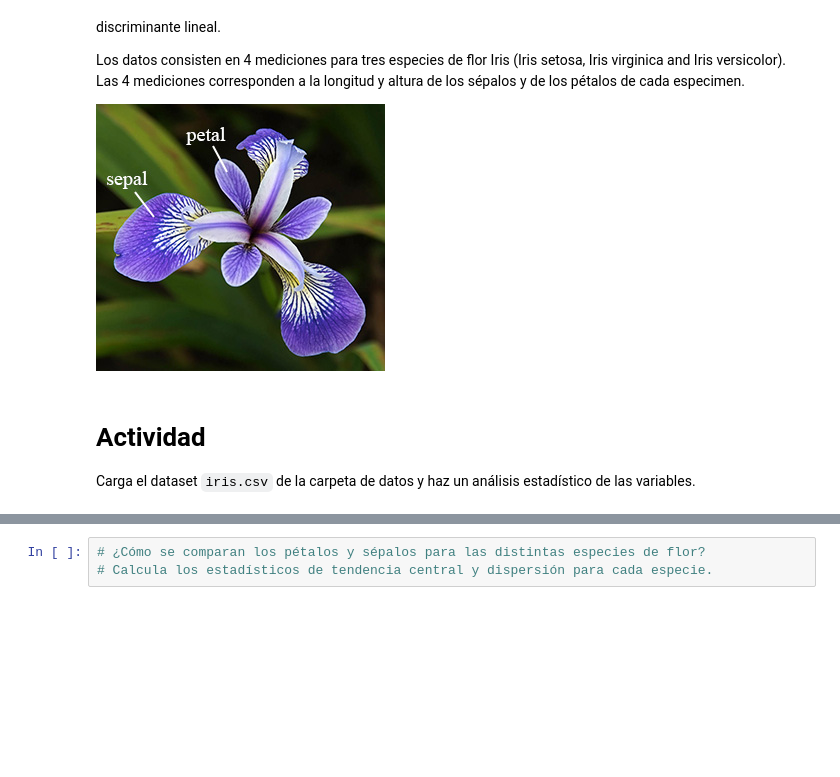
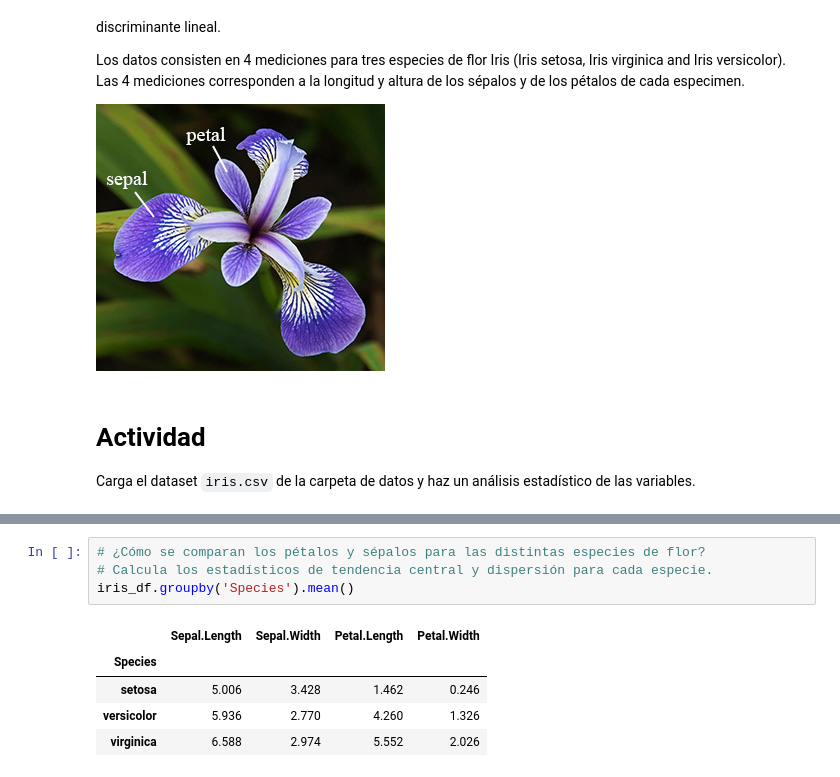
Before and after one commit to juangomez0120/SemanaTec, a Jupyter notebook: 4.2 - Actividad - Estadísticas de datos.ipynb, the cells around one changed output, grey strips where cells are left out. Cells and saved outputs as stored; diff of their text form; blank space fills up the shorter version.

```diff
--- a/4.2 - Actividad - Estadísticas de datos.ipynb
+++ b/4.2 - Actividad - Estadísticas de datos.ipynb
@@ -36,3 +61,10 @@ Carga el dataset  `iris.csv` de la carpeta de datos y haz un análisis estadíst
 # %%
 # ¿Cómo se comparan los pétalos y sépalos para las distintas especies de flor?
 # Calcula los estadísticos de tendencia central y dispersión para cada especie.
+iris_df.groupby('Species').mean()
+# %% [output]
+|  | Sepal.Length | Sepal.Width | Petal.Length | Petal.Width |
+| Species |  |  |  |  |
+| setosa | 5.006 | 3.428 | 1.462 | 0.246 |
+| versicolor | 5.936 | 2.770 | 4.260 | 1.326 |
+| virginica | 6.588 | 2.974 | 5.552 | 2.026 |
```
Also changed, not shown: parts of 10 cells of this notebook, 2 other files.
